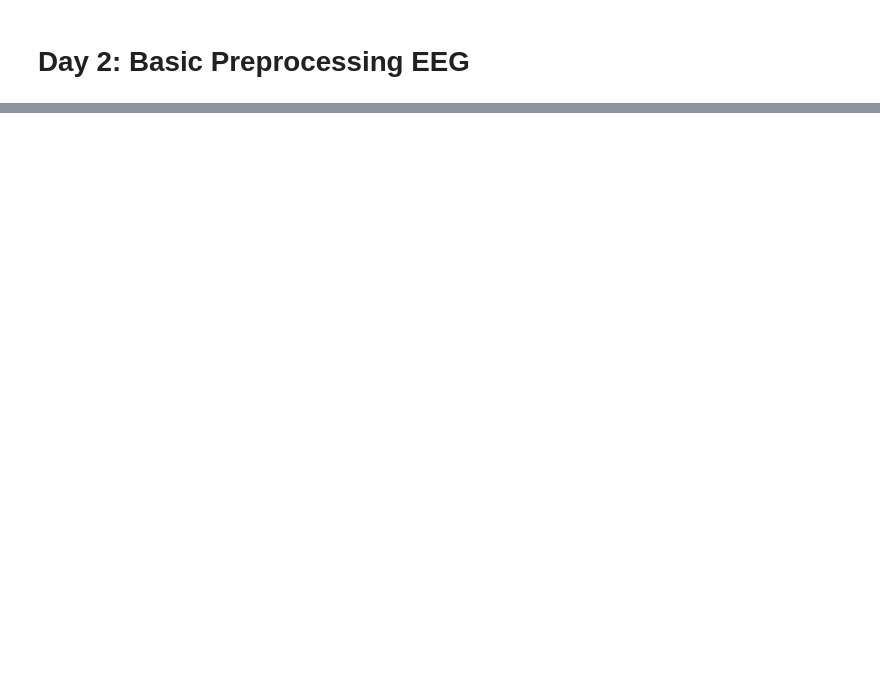
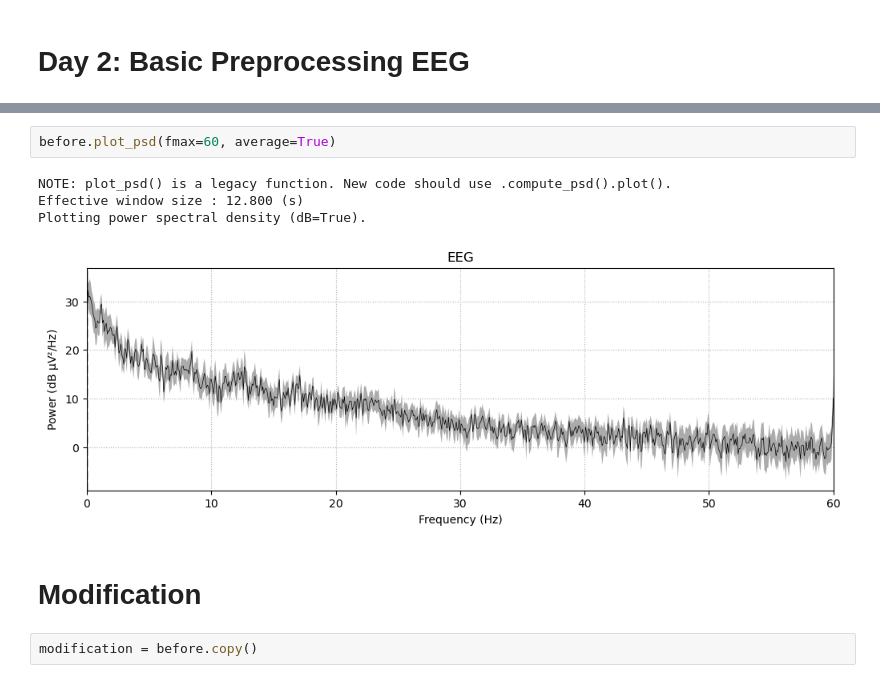
Before and after one commit to ihfadza/150-days-coding-neuroscience-challenge-syifani, a Jupyter notebook: day2-basic-preprocessing-eeg.ipynb, the cells around one changed output, grey strips where cells are left out. Drawn from its saved outputs; the diff is of its cells as text; blank space fills up the shorter version.

Commit message:
Nyobain modif sendiri
Cuma bingung, jd minta bantuan

```diff
--- a/day2-basic-preprocessing-eeg.ipynb
+++ b/day2-basic-preprocessing-eeg.ipynb
@@ -65,0 +143,11 @@ raw.plot(duration=1, picks=[c3_name])
+# %%
+before.plot_psd(fmax=60, average=True)
+# %% [output]
+NOTE: plot_psd() is a legacy function. New code should use .compute_psd().plot().
+Effective window size : 12.800 (s)
+Plotting power spectral density (dB=True).
+[figure, added]
+# %% [markdown]
+# Modification
+# %%
+modification = before.copy()
```
Also changed, not shown: parts of 19 cells of this notebook.
